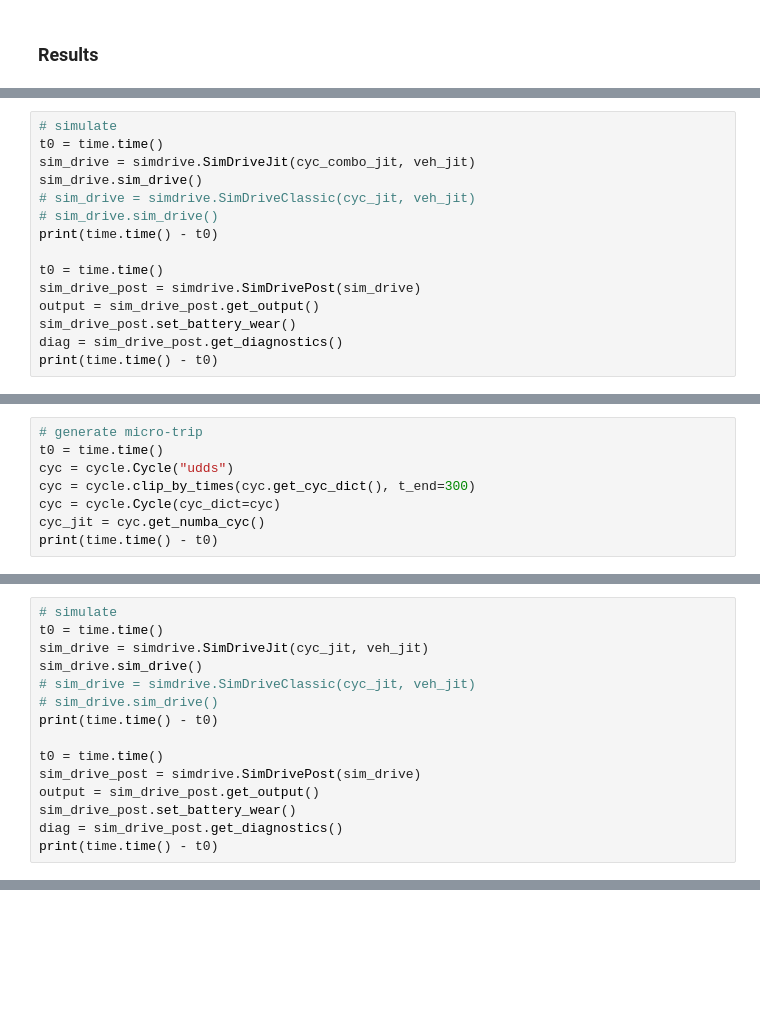
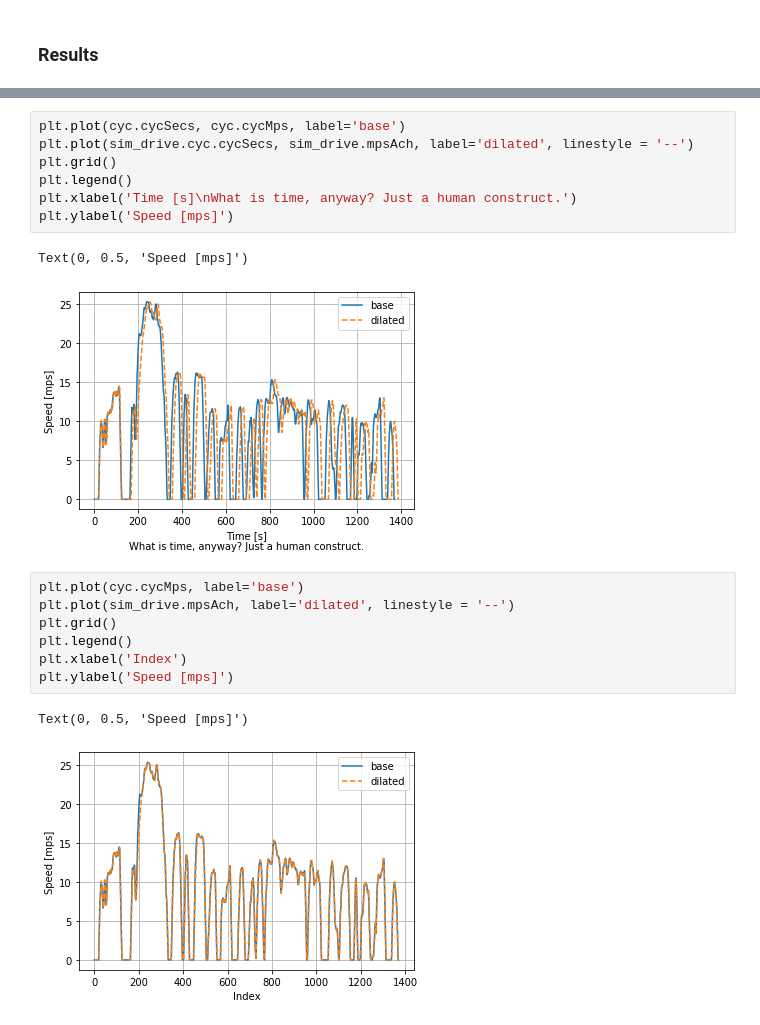
Before and after one commit to NREL/fastsim, a Jupyter notebook: docs/demo.ipynb, the cells around one changed output, grey strips where cells are left out. Drawn from its saved outputs; the diff is of its cells as text; blank space fills up the shorter version.

Commit message:
time dilation works
BUG: it fails for SimDriveJit, and it does not work for large deviations (yet)

```diff
--- a/docs/demo.ipynb
+++ b/docs/demo.ipynb
@@ -472,15 +91,0 @@ print(time.time() - t0)
-# %%
-# simulate
-t0 = time.time()
-sim_drive = simdrive.SimDriveJit(cyc_combo_jit, veh_jit)
-sim_drive.sim_drive()
-# sim_drive = simdrive.SimDriveClassic(cyc_jit, veh_jit)
-# sim_drive.sim_drive()
-print(time.time() - t0)
-
-t0 = time.time()
-sim_drive_post = simdrive.SimDrivePost(sim_drive)
-output = sim_drive_post.get_output()
-sim_drive_post.set_battery_wear()
-diag = sim_drive_post.get_diagnostics()
-print(time.time() - t0)
@@ -521,8 +91,0 @@ print(time.time() - t0)
-# %%
-# generate micro-trip
-t0 = time.time()
-cyc = cycle.Cycle("udds")
-cyc = cycle.clip_by_times(cyc.get_cyc_dict(), t_end=300)
-cyc = cycle.Cycle(cyc_dict=cyc)
-cyc_jit = cyc.get_numba_cyc()
-print(time.time() - t0)
@@ -531,15 +91,0 @@ print(time.time() - t0)
-# %%
-# simulate
-t0 = time.time()
-sim_drive = simdrive.SimDriveJit(cyc_jit, veh_jit)
-sim_drive.sim_drive()
-# sim_drive = simdrive.SimDriveClassic(cyc_jit, veh_jit)
-# sim_drive.sim_drive()
-print(time.time() - t0)
-
-t0 = time.time()
-sim_drive_post = simdrive.SimDrivePost(sim_drive)
-output = sim_drive_post.get_output()
-sim_drive_post.set_battery_wear()
-diag = sim_drive_post.get_diagnostics()
-print(time.time() - t0)
@@ -569,0 +92,20 @@ ax2.tick_params('y', colors='xkcd:pale red')
+# %%
+plt.plot(cyc.cycSecs, cyc.cycMps, label='base')
+plt.plot(sim_drive.cyc.cycSecs, sim_drive.mpsAch, label='dilated', linestyle = '--')
+plt.grid()
+plt.legend()
+plt.xlabel('Time [s]\nWhat is time, anyway? Just a human construct.')
+plt.ylabel('Speed [mps]')
+# %% [output]
+Text(0, 0.5, 'Speed [mps]')
+[figure, added]
+# %%
+plt.plot(cyc.cycMps, label='base')
+plt.plot(sim_drive.mpsAch, label='dilated', linestyle = '--')
+plt.grid()
+plt.legend()
+plt.xlabel('Index')
+plt.ylabel('Speed [mps]')
+# %% [output]
+Text(0, 0.5, 'Speed [mps]')
+[figure, added]
```
Also changed, not shown: parts of 49 cells of this notebook, 3 other files.
